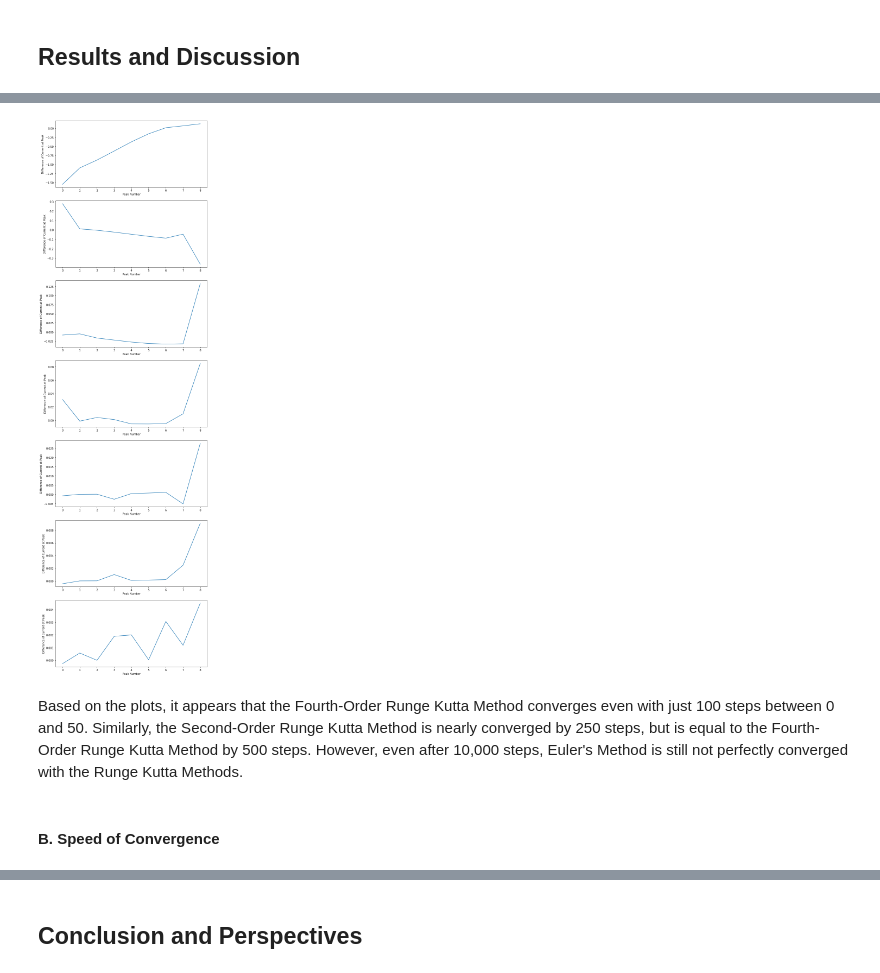
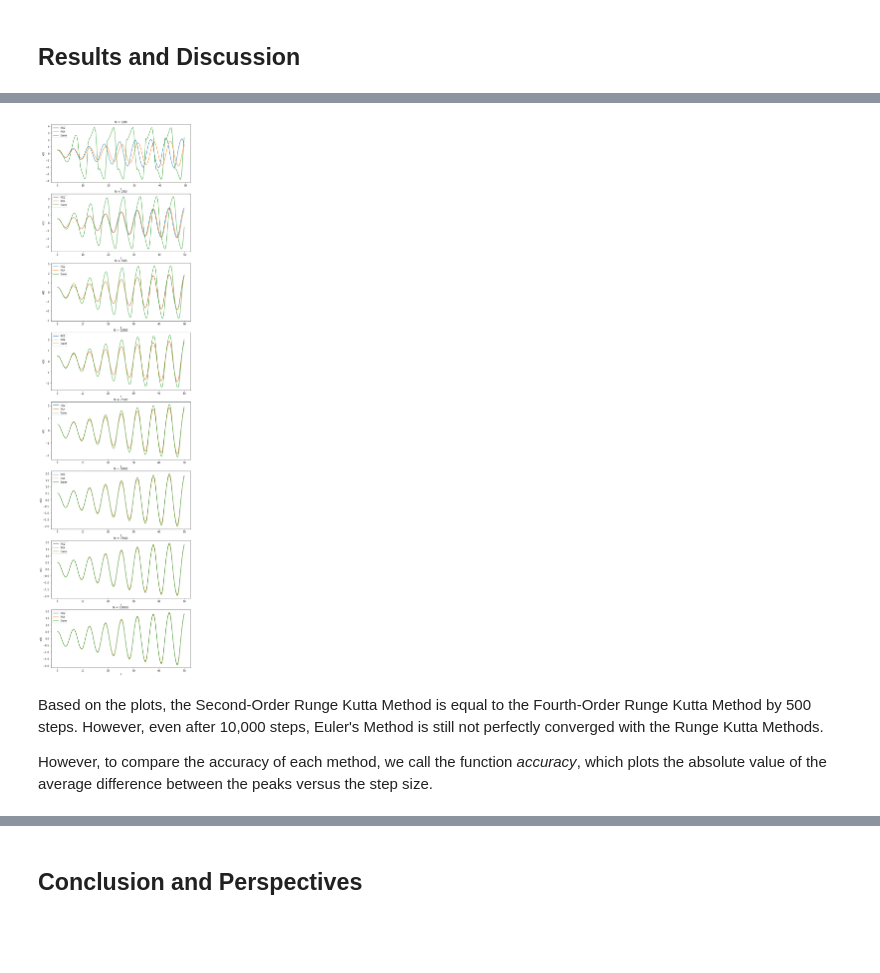
Before and after one commit to sawfords/PHY480_Final_Project, a Jupyter notebook: Sawford_ProjectNotebook.ipynb, the cells around one changed output, grey strips where cells are left out. Cells and saved outputs as stored; diff of their text form; code cells hidden in the pictures; blank space fills up the shorter version.

Commit message:
Accuracy and speed finished for mu = .1

```diff
--- a/Sawford_ProjectNotebook.ipynb
+++ b/Sawford_ProjectNotebook.ipynb
@@ -332,23 +380,46 @@ for i in range(len(N)):
-# %%
-fig,ax = plt.subplots(len(peaks)-1,1)
-fig.set_size_inches(10,37)
-
-
-for i in range(1,len(peaks)):
-    temp1 = []
-    temp2 = []
-    time = []
-    for val in peaks[i]:
-        temp1.append(y_sol[i][0][val])
-    for val in peaks[i-1]:
-        temp2.append(y_sol[i-1][0][val])
-        # time.append(tpoints[i][val])
-    ax[i-1].plot((abs(np.array(temp1)) - (abs(np.array(temp2)))))
-    ax[i-1].set_xlabel("Peak Number")
-    ax[i-1].set_ylabel("Difference of Current at Peak")
-# %% [output]
-[figure, removed]
+# %%
+# Initialize all step sizes studied
+N = [100, 250, 500, 1000, 2500, 5000, 7500, 10000]
+
+# Set up plots to show solutions for current vs time
+fig,ax = plt.subplots(len(N))
+fig.set_size_inches(10,40)
+
+# Initialze empty arrays to store time, current solutions, voltage solutions, and relative maxima of current
+y_sol_rk2 = []
+y_sol_rk4 = []
+y_sol_euler = []
+
+dy_sol = []
+speed = []
+
+rk2_peaks = []
+rk4_peaks = []
+euler_peaks = []
+# Run changing_number_points for each step size in N
+for i in range(int(len(N))):
+    # Save time, current, and voltage
+    rk2, rk4, euler, dy, t = changing_number_points(N[i],i, .1)
+    y_sol_rk2.append(rk2)
+    y_sol_rk4.append(rk4)
+    y_sol_euler.append(euler)
+
+    dy_sol.append(dy)
+    speed.append(t)
+
+    # # Calculate relative maxima of current for each numerical method for all time steps
+    # # Only through 49 because (1,50) gives different number of peaks for each step size
+    index = (find_peaks_cwt(y_sol_rk2[i], np.arange(1,49)))
+    rk2_peaks.append(index)
+
+    index = (find_peaks_cwt(y_sol_rk4[i], np.arange(1,49)))
+    rk4_peaks.append(index)
+
+    index = (find_peaks_cwt(y_sol_euler[i], np.arange(1,49)))
+    euler_peaks.append(index)
+# %% [output]
+[figure, added]
 # %% [markdown]
-Based on the plots, it appears that the Fourth-Order Runge Kutta Method converges even with just 100 steps between 0 and 50.  Similarly, the Second-Order Runge Kutta Method is nearly converged by 250 steps, but is equal to the Fourth-Order Runge Kutta Method by 500 steps.  However, even after 10,000 steps, Euler's Method is still not perfectly converged with the Runge Kutta Methods.
+Based on the plots, the Second-Order Runge Kutta Method is equal to the Fourth-Order Runge Kutta Method by 500 steps.  However, even after 10,000 steps, Euler's Method is still not perfectly converged with the Runge Kutta Methods.
+
+However, to compare the accuracy of each method, we call the function *accuracy*, which plots the absolute value of the average difference between the peaks versus the step size.
-# %% [markdown]
-#### B. Speed of Convergence
```
Also changed, not shown: parts of 19 cells of this notebook.
